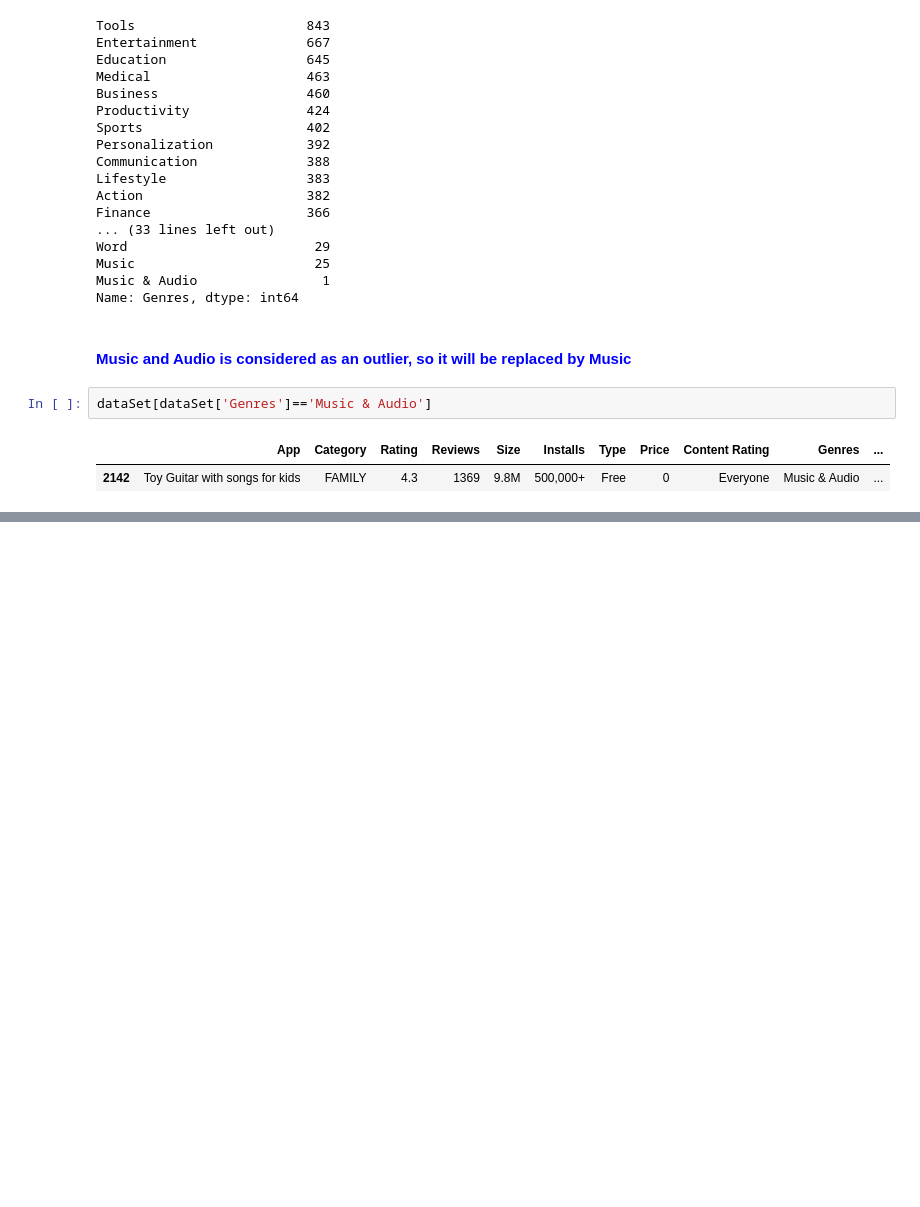
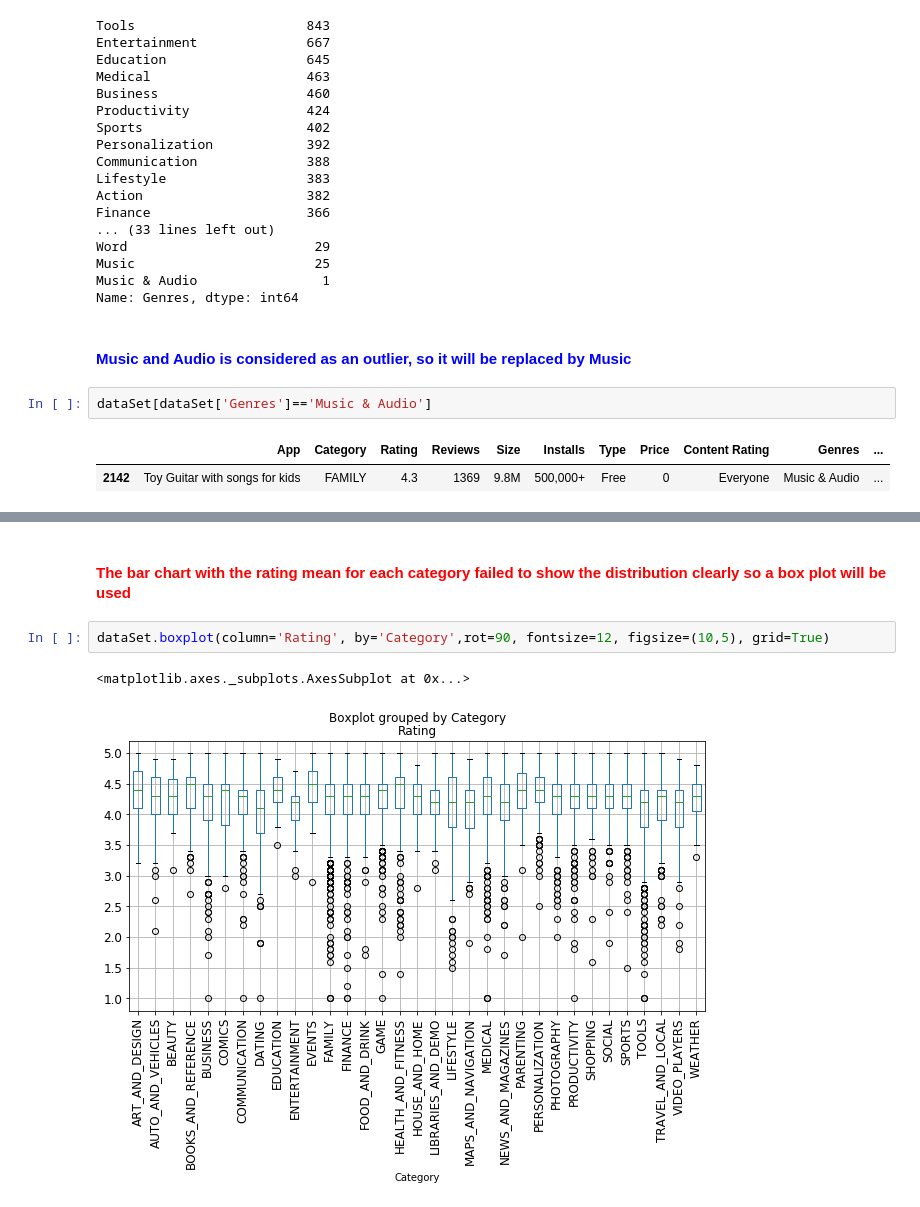
Before and after one commit to yasmeenel3sh/DataEngineeringCourseProject, a Jupyter notebook: google-play-store-apps/yasmeen.ipynb, the cells around one changed output, grey strips where cells are left out. Drawn from its saved outputs; the diff is of its cells as text; blank space fills up the shorter version.

```diff
--- a/google-play-store-apps/yasmeen.ipynb
+++ b/google-play-store-apps/yasmeen.ipynb
@@ -282,0 +341,7 @@ newGenres=dataSet['Genres'].replace(to_replace='Music & Audio',value="Music",inp
+# %% [markdown]
+#### <span style="color:Red">The bar chart with the rating mean for each category failed to show the distribution clearly so a box plot will be used</span>
+# %%
+dataSet.boxplot(column='Rating', by='Category',rot=90, fontsize=12, figsize=(10,5), grid=True)
+# %% [output]
+<matplotlib.axes._subplots.AxesSubplot at 0x...>
+[figure, added]
```
Also changed, not shown: parts of 22 cells of this notebook.
